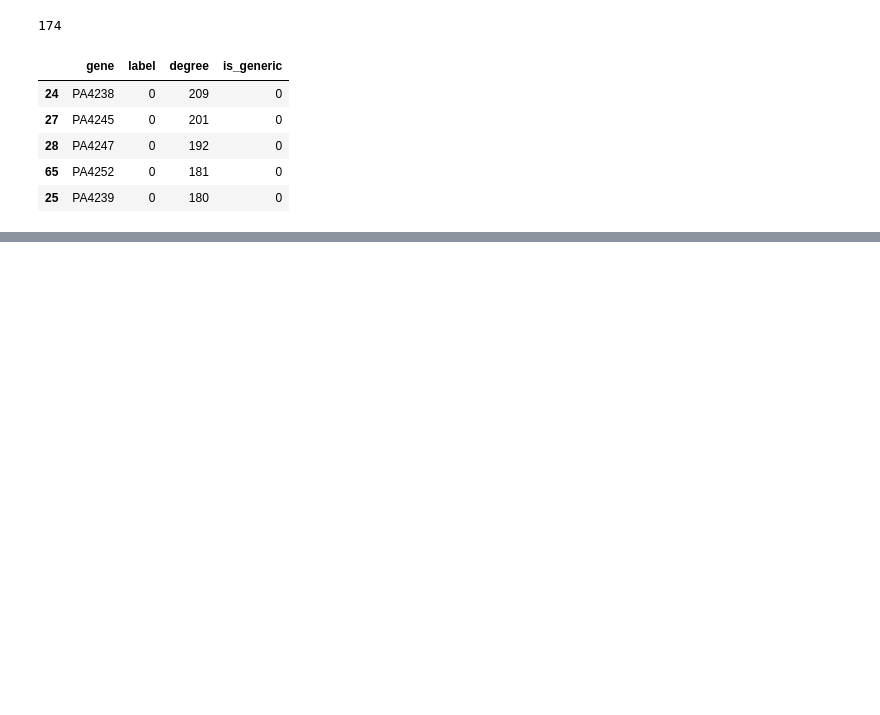
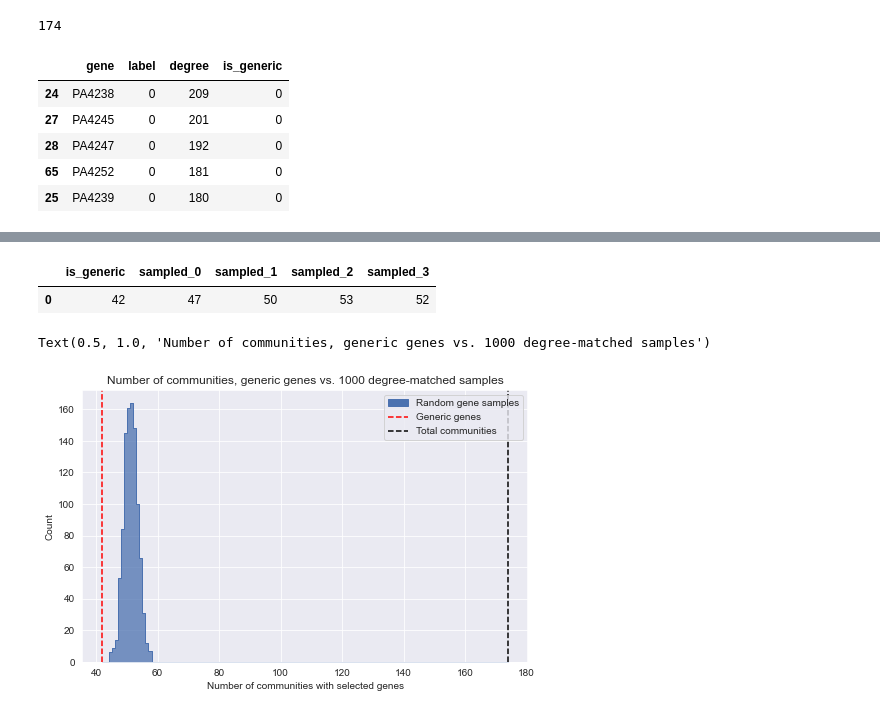
Before and after one commit to greenelab/generic-expression-patterns, a Jupyter notebook: network_analysis/2B_community_detection_lv.ipynb, the cells around one changed output, grey strips where cells are left out. Drawn from its saved outputs; the diff is of its cells as text; code cells hidden in the pictures; blank space fills up the shorter version.

Commit message:
add louvain permutation test + clean up script parameters

```diff
--- a/network_analysis/2B_community_detection_lv.ipynb
+++ b/network_analysis/2B_community_detection_lv.ipynb
@@ -29,7 +31,8 @@ edge_list = os.path.join(data_dir, 'edge_list_processed_unsigned.csv')
 generic_gene_map = os.path.join('..', 'pseudomonas_analysis', 'annot_df.tsv')
 
 # script parameters
-NUM_NODE_SAMPLES = 100 # number of degree-matched node samples for permutation test
+NUM_NODE_SAMPLES = 1000 # number of degree-matched node samples for permutation test
+NUM_BINS = 100 # number of bins to divide nodes into, for sampling
 # %%
 graph_df = pd.read_csv(edge_list)
 graph_df.head()
@@ -91,0 +116,7 @@ labels_df.sort_values(by='degree', ascending=False).head()
+# %%
+generic_count_df = (
+    labels_df.groupby('label').sum()
+             .drop(columns=['degree'])
+)
+print(generic_count_df.shape)
+generic_count_df.sort_values(by='is_generic', ascending=False).iloc[:5, :5]
@@ -91,0 +132,32 @@ labels_df.sort_values(by='degree', ascending=False).head()
+# %%
+nonzero_counts_df = pd.DataFrame(
+    [np.count_nonzero(generic_count_df, axis=0)],
+    columns=generic_count_df.columns
+)
+nonzero_counts_df.iloc[:, :5]
+# %% [output]
+|  | is_generic | sampled_0 | sampled_1 | sampled_2 | sampled_3 |
+| 0 | 42 | 47 | 50 | 53 | 52 |
+# %%
+n_generic_groups = nonzero_counts_df.iloc[0, 0]
+n_total_groups = len(labels_df.label.unique())
+
+sns.set({'figure.figsize': (8, 5)})
+
+sns.histplot(nonzero_counts_df.iloc[0, 1:].values,
+             element='step',
+             bins=np.arange(n_generic_groups, n_total_groups+1))
+line1 = plt.gca().axvline(x=n_generic_groups,
+                         linestyle='--', color='red')
+line2 = plt.gca().axvline(x=n_total_groups,
+                          linestyle='--', color='black')
+plt.xlabel('Number of communities with selected genes')
+plt.legend(handles=[mpatches.Patch(color=sns.color_palette()[0]), line1, line2],
+           labels=['Random gene samples', 'Generic genes', 'Total communities'],
+           loc='upper right')
+plt.title('Number of communities, generic genes vs. {} degree-matched samples'.format(
+    NUM_NODE_SAMPLES
+))
+# %% [output]
+Text(0.5, 1.0, 'Number of communities, generic genes vs. 1000 degree-matched samples')
+[figure, added]
```
Also changed, not shown: parts of 3 cells of this notebook.
